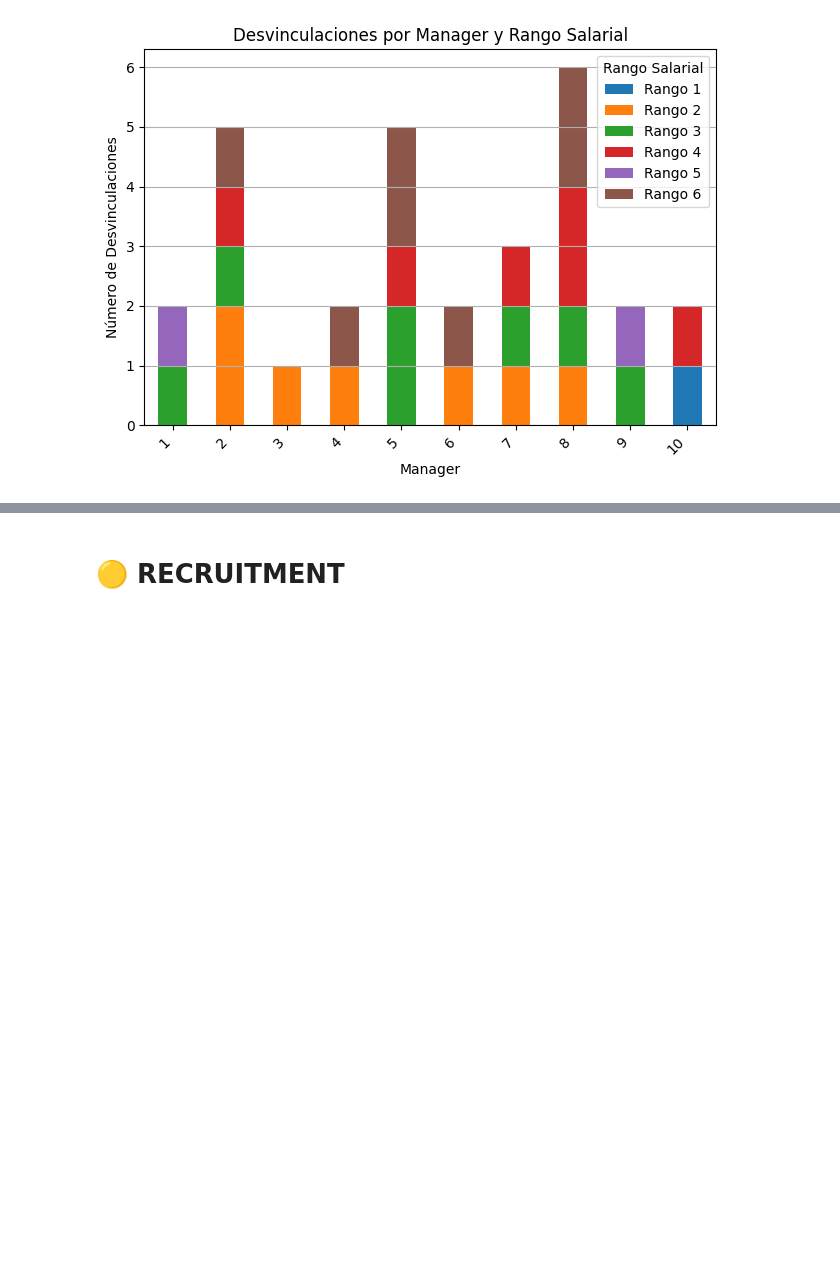
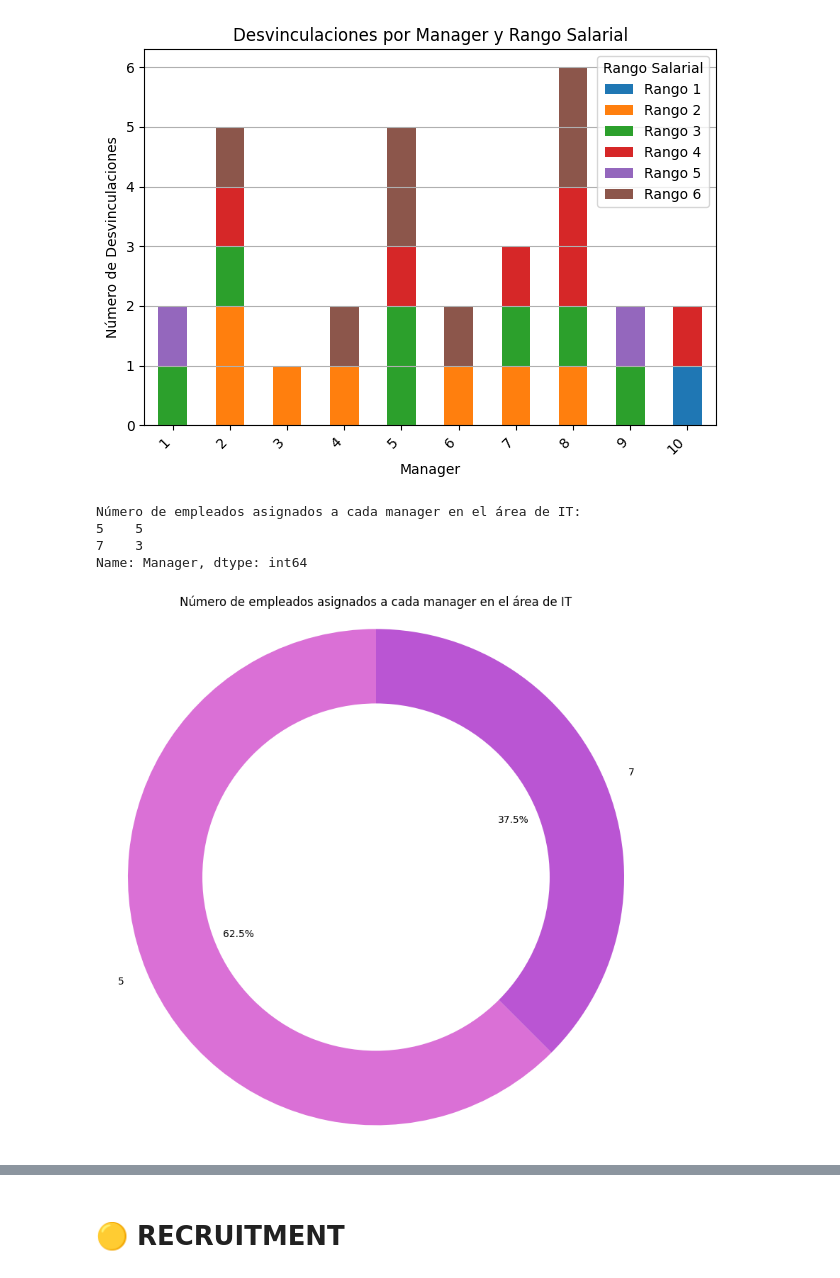
Before and after one commit to GarganoNicolas/EVDVai_DataEng, a Jupyter notebook: DESVINCULACIONES1.ipynb, the cells around one changed output, grey strips where cells are left out. Saved outputs shown, nothing was run; the diff lists cells and outputs as text; code cells hidden in the pictures; blank space fills up the shorter version.

```diff
--- a/DESVINCULACIONES1.ipynb
+++ b/DESVINCULACIONES1.ipynb
@@ -535,3 +641,30 @@ plt.show()
 # %% [output]
 <Figure size 1200x600 with 0 Axes>
 [figure]
+# %%
+
+empleados_it = data[data['Area'] == 'IT']
+conteo_por_manager_it = empleados_it['Manager'].value_counts()
+print("Número de empleados asignados a cada manager en el área de IT:")
+print(conteo_por_manager_it)
+# %% [output]
+Número de empleados asignados a cada manager en el área de IT:
+5    5
+7    3
+Name: Manager, dtype: int64
+# %%
+plt.figure(figsize=(8, 8))
+labels = conteo_por_manager_it.index
+sizes = conteo_por_manager_it.values
+colors = ['orchid', 'mediumorchid']
+plt.pie(sizes, labels=labels, autopct='%1.1f%%', colors=colors, startangle=90, wedgeprops=dict(width=0.4))
+centre_circle = plt.Circle((0,0),0.70,fc='white')
+fig = plt.gcf()
+fig.gca().add_artist(centre_circle)
+
+plt.title('Número de empleados asignados a cada manager en el área de IT')
+plt.axis('equal')
+plt.tight_layout()
+plt.show()
+# %% [output]
+[figure, added]
```
Also changed, not shown: parts of 30 cells of this notebook.
